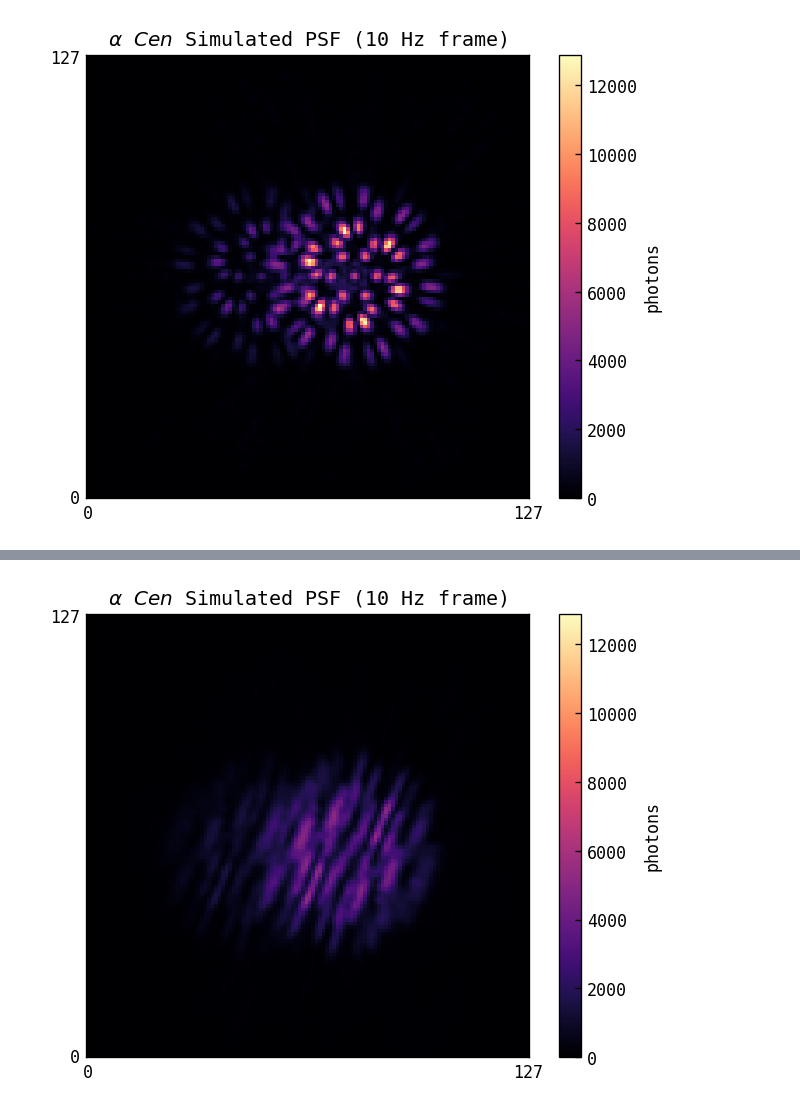
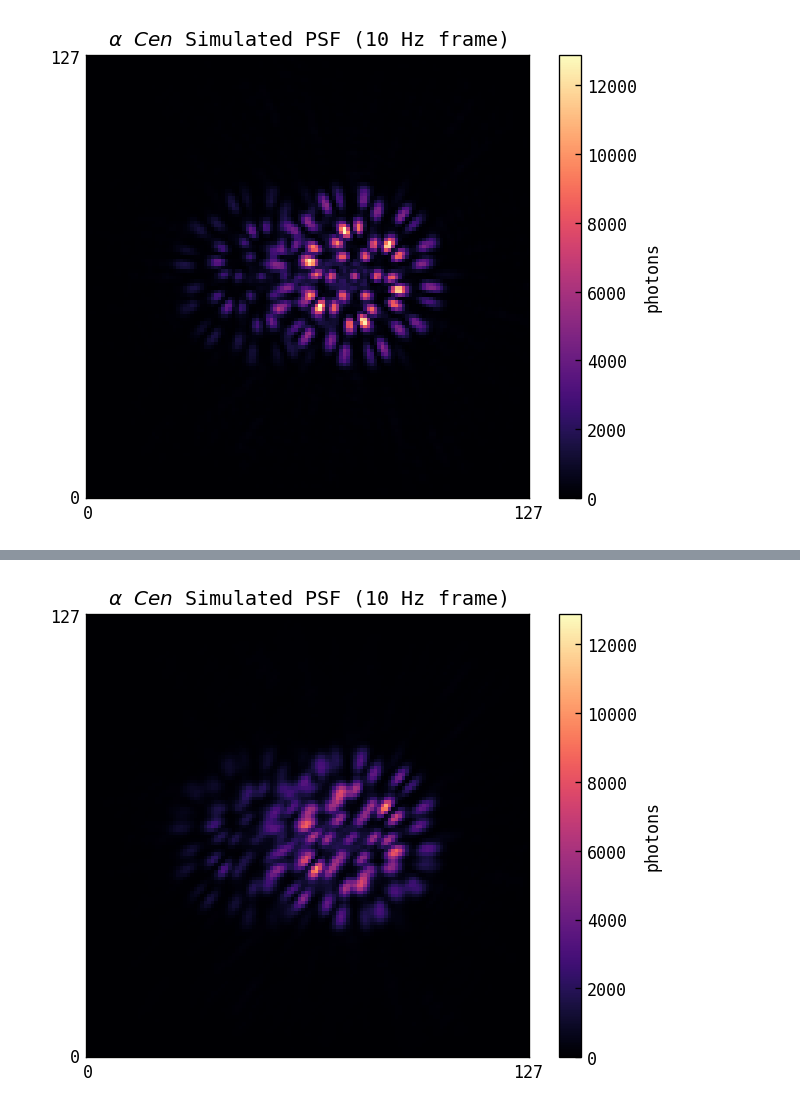
Before and after one commit to maxecharles/toliman-phd, a Jupyter notebook: main.ipynb, the cells around one changed output, grey strips where cells are left out. Cells and saved outputs as stored; diff of their text form; code cells hidden in the pictures.

```diff
--- a/main.ipynb
+++ b/main.ipynb
@@ -18,9 +19,10 @@ plt.rcParams['ytick.direction'] = 'in'
+# %%
+obj = alphacen.Psf(seed=0)
+obj.pa = 90  # position angle in degrees
+obj.sep = 10  # binary separation in arcseconds
+obj.flux = 6.152e7 / 10 / 2  # AVERAGE flux of the two stars per frame
+contrast = 3.372873  # flux contrast from V band magnitudes
 # %%
-obj = Psf(seed=0)
-obj.pa = 90
-obj.sep = 10
-obj.flux = 6.152e7 / 10 / 2  # AVERAGE flux of the two stars per frame
-
 mask = obj.LoadMask('data/test_mask.npy')
 ideal = obj.GetPSF(mask)
 PSF = obj.AddNoise(ideal)
@@ -70,16 +41,14 @@ plt.show()
 # %%
-from scipy.signal import convolve2d
-PSF_sum = np.sum(PSF)
-jit_PSF = convolve2d(PSF, kernel, mode='same')
-jit_PSF = jit_PSF / np.sum(jit_PSF) * PSF_sum
+JitPSF = obj.AddJitter(PSF, 2)
 
-fig, ax1 = plt.subplots()
-c = ax1.imshow(jit_PSF, cmap='magma', vmin=0, vmax=PSF.max())
+# plotting plot
+fig, (ax1)= plt.subplots()
+c = ax1.imshow(JitPSF, cmap='magma', vmin=0, vmax=PSF.max())
 ax1.set(title=r'$\alpha$ $Cen$ Simulated PSF (10 Hz frame)',
         xticks=[0, PSF.shape[0] - 1],
         yticks=[0, PSF.shape[1] - 1],
         )
 fig.colorbar(c, ax=ax1, label ='photons')
 plt.show()
 # %% [output]
-[figure, old version]
+[figure, new version]
```
Also changed, not shown: parts of 3 cells of this notebook, 1 other file.
